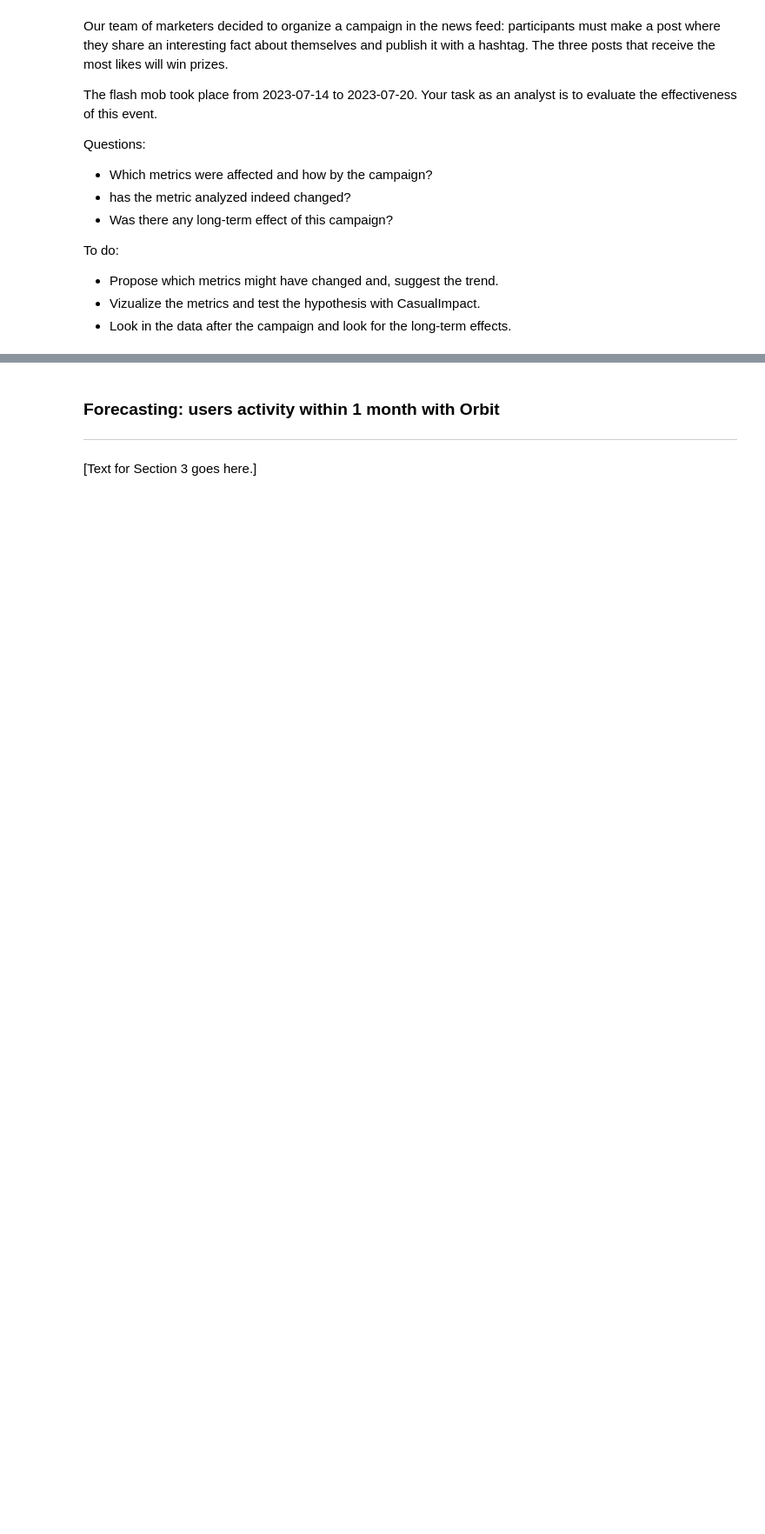
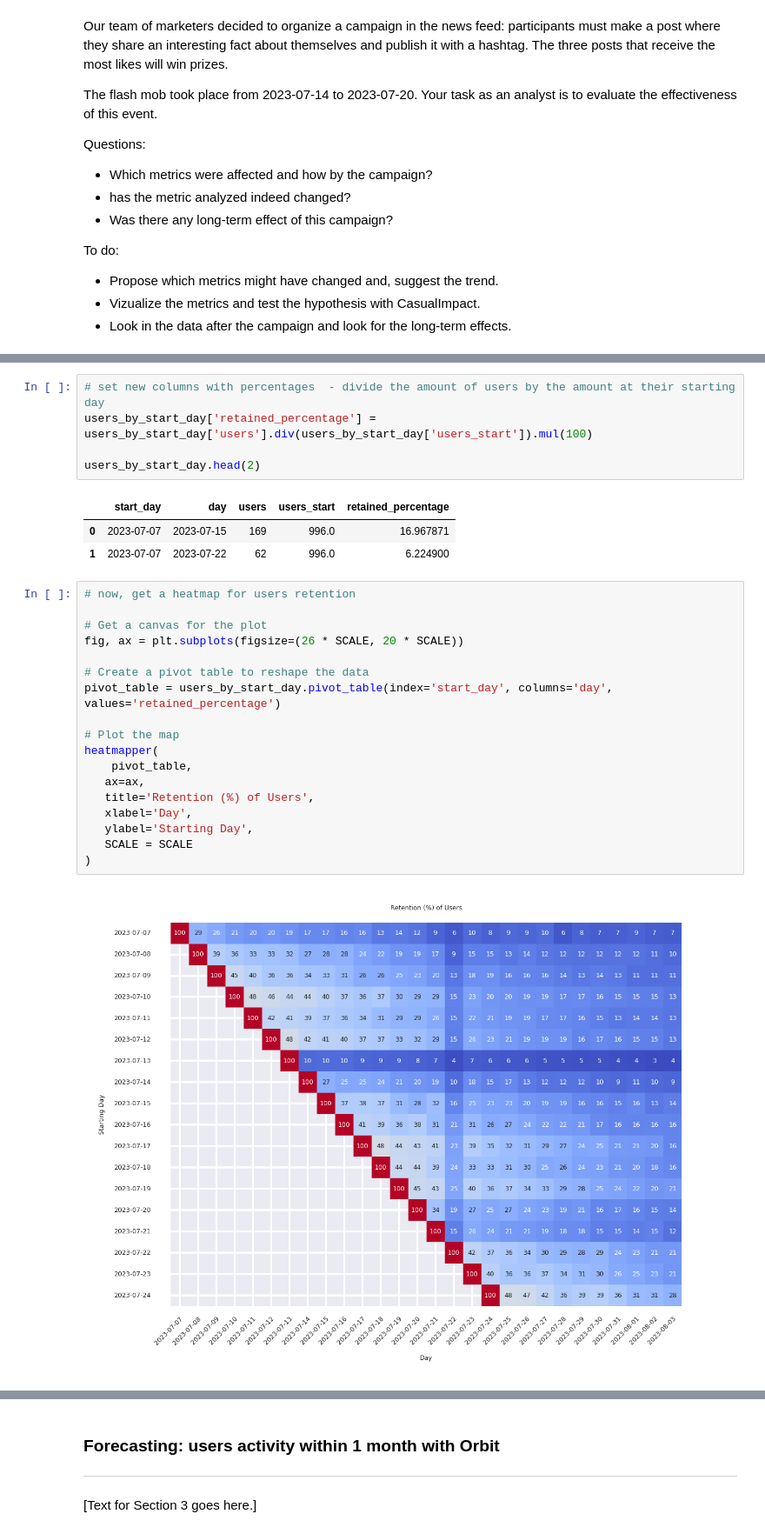
Before and after one commit to dm-shr/social-network-analytics, a Jupyter notebook: Module-7-predictive-modeling.ipynb, the cells around one changed output, grey strips where cells are left out. Shown at 87% size. Cells and saved outputs as stored; diff of their text form; blank space fills up the shorter version.

```diff
--- a/Module-7-predictive-modeling.ipynb
+++ b/Module-7-predictive-modeling.ipynb
@@ -132,0 +451,29 @@ To visualize and further have a deep dive into the data, we would need
+# %%
+# set new columns with percentages  - divide the amount of users by the amount at their starting day
+users_by_start_day['retained_percentage'] = users_by_start_day['users'].div(users_by_start_day['users_start']).mul(100)
+
+users_by_start_day.head(2)
+# %% [output]
+|  | start_day | day | users | users_start | retained_percentage |
+| 0 | 2023-07-07 | 2023-07-15 | 169 | 996.0 | 16.967871 |
+| 1 | 2023-07-07 | 2023-07-22 | 62 | 996.0 | 6.224900 |
+# %%
+# now, get a heatmap for users retention
+
+# Get a canvas for the plot
+fig, ax = plt.subplots(figsize=(26 * SCALE, 20 * SCALE))
+
+# Create a pivot table to reshape the data
+pivot_table = users_by_start_day.pivot_table(index='start_day', columns='day', values='retained_percentage')
+
+# Plot the map
+heatmapper(
+    pivot_table,
+   ax=ax,
+   title='Retention (%) of Users',
+   xlabel='Day',
+   ylabel='Starting Day',
+   SCALE = SCALE
+)
+# %% [output]
+[figure, added]
```
Also changed, not shown: parts of 20 cells of this notebook, 2 other files.
